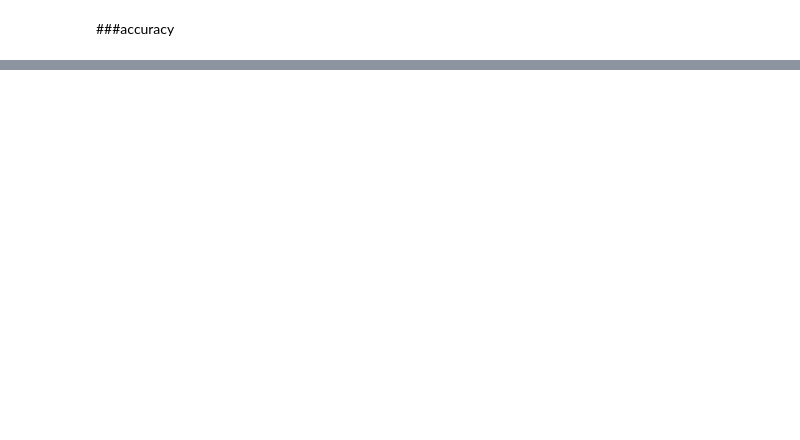
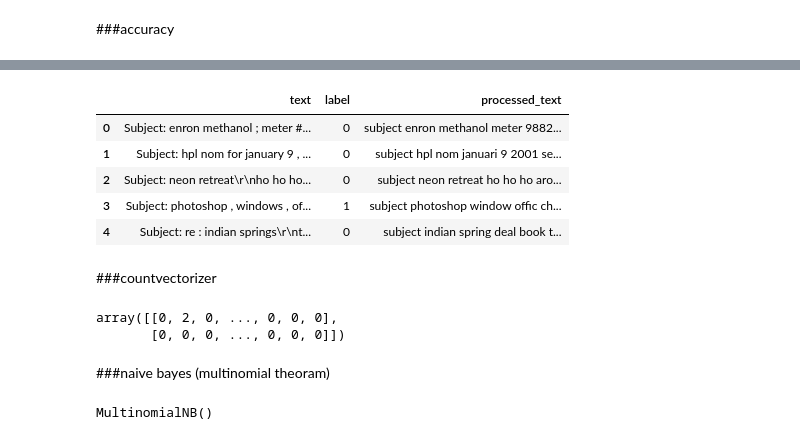
Before and after one commit to IshaqKHATTAK/Natural-Language-Processing, a Jupyter notebook: Naive_Bias_2020313.ipynb, the cells around one changed output, grey strips where cells are left out. Drawn from its saved outputs; the diff is of its cells as text; code cells hidden in the pictures; blank space fills up the shorter version.

```diff
--- a/Naive_Bias_2020313.ipynb
+++ b/Naive_Bias_2020313.ipynb
@@ -255,0 +277,3 @@ accuracy is 0.6096618357487923
+# %%
+new_df = df[['text','label']]
+new_df.head()
@@ -255,0 +287,10 @@ accuracy is 0.6096618357487923
+# %%
+new_df = new_df.assign(processed_text=new_df['text'].apply(preprocess_text))
+new_df.head()
+# %% [output]
+|  | text | label | processed_text |
+| 0 | Subject: enron methanol ; meter #... | 0 | subject enron methanol meter 9882... |
+| 1 | Subject: hpl nom for january 9 , ... | 0 | subject hpl nom januari 9 2001 se... |
+| 2 | Subject: neon retreat\r\nho ho ho... | 0 | subject neon retreat ho ho ho aro... |
+| 3 | Subject: photoshop , windows , of... | 1 | subject photoshop window offic ch... |
+| 4 | Subject: re : indian springs\r\nt... | 0 | subject indian spring deal book t... |
@@ -255,0 +300,18 @@ accuracy is 0.6096618357487923
+# %% [markdown]
+###countvectorizer
+# %%
+from sklearn.feature_extraction.text import CountVectorizer
+v = CountVectorizer()
+X_train_count = v.fit_transform(X_train.values)
+X_train_count.toarray()[:2]
+# %% [output]
+array([[0, 2, 0, ..., 0, 0, 0],
+       [0, 0, 0, ..., 0, 0, 0]])
+# %% [markdown]
+###naive bayes (multinomial theoram)
+# %%
+from sklearn.naive_bayes import MultinomialNB
+model = MultinomialNB()
+model.fit(X_train_count,y_train)
+# %% [output]
+MultinomialNB()
```
Also changed, not shown: parts of 18 cells of this notebook.
